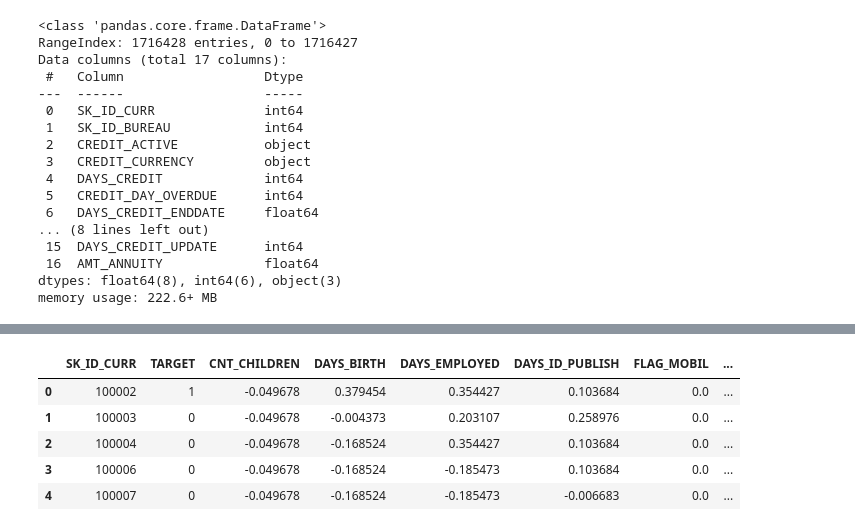
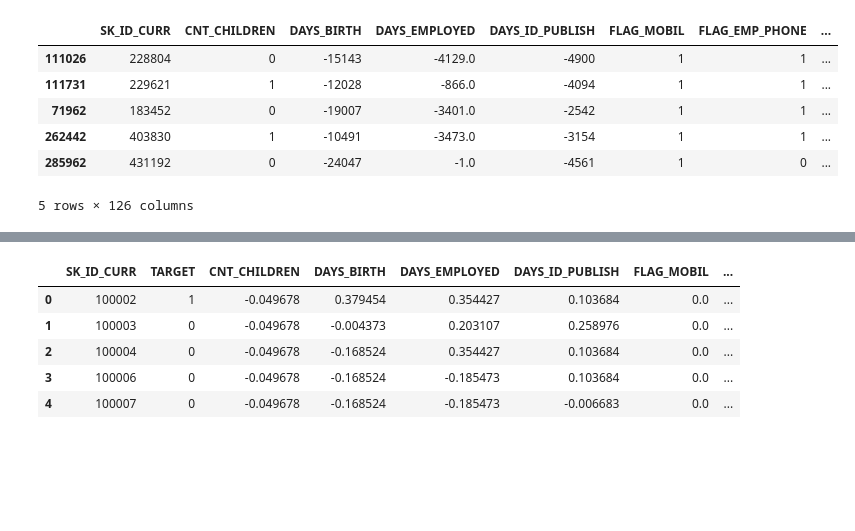
Before and after one commit to hansikpaoeka-cmd/AI_datamining, a Jupyter notebook: src/features/Feature_derivation.ipynb, the cells around one changed output, grey strips where cells are left out. Saved outputs shown, nothing was run; the diff lists cells and outputs as text; code cells hidden in the pictures; blank space fills up the shorter version.

```diff
--- a/src/features/Feature_derivation.ipynb
+++ b/src/features/Feature_derivation.ipynb
@@ -32,20 +35,12 @@ installment_payments_ft = pd.read_csv(r'I:\PYTHON\AI_datamining\data\processed\i
 # %%
-bureau_ft.info()
+from sklearn.model_selection import train_test_split
+x_train,x_test,y_train,y_test = train_test_split(x,y,test_size=0.2,random_state=22)
+x_train.head()
 # %% [output]
+|  | SK_ID_CURR | CNT_CHILDREN | DAYS_BIRTH | DAYS_EMPLOYED | DAYS_ID_PUBLISH | FLAG_MOBIL | FLAG_EMP_PHONE | ... |
+| 111026 | 228804 | 0 | -15143 | -4129.0 | -4900 | 1 | 1 | ... |
+| 111731 | 229621 | 1 | -12028 | -866.0 | -4094 | 1 | 1 | ... |
+| 71962 | 183452 | 0 | -19007 | -3401.0 | -2542 | 1 | 1 | ... |
+| 262442 | 403830 | 1 | -10491 | -3473.0 | -3154 | 1 | 1 | ... |
+| 285962 | 431192 | 0 | -24047 | -1.0 | -4561 | 1 | 0 | ... |
-<class 'pandas.core.frame.DataFrame'>
-RangeIndex: 1716428 entries, 0 to 1716427
-Data columns (total 17 columns):
- #   Column                  Dtype
----  ------                  -----
- 0   SK_ID_CURR              int64
- 1   SK_ID_BUREAU            int64
- 2   CREDIT_ACTIVE           object
- 3   CREDIT_CURRENCY         object
- 4   DAYS_CREDIT             int64
- 5   CREDIT_DAY_OVERDUE      int64
- 6   DAYS_CREDIT_ENDDATE     float64
-... (8 lines left out)
- 15  DAYS_CREDIT_UPDATE      int64
- 16  AMT_ANNUITY             float64
-dtypes: float64(8), int64(6), object(3)
-memory usage: 222.6+ MB
+5 rows × 126 columns
```
Also changed, not shown: parts of 11 cells of this notebook.
